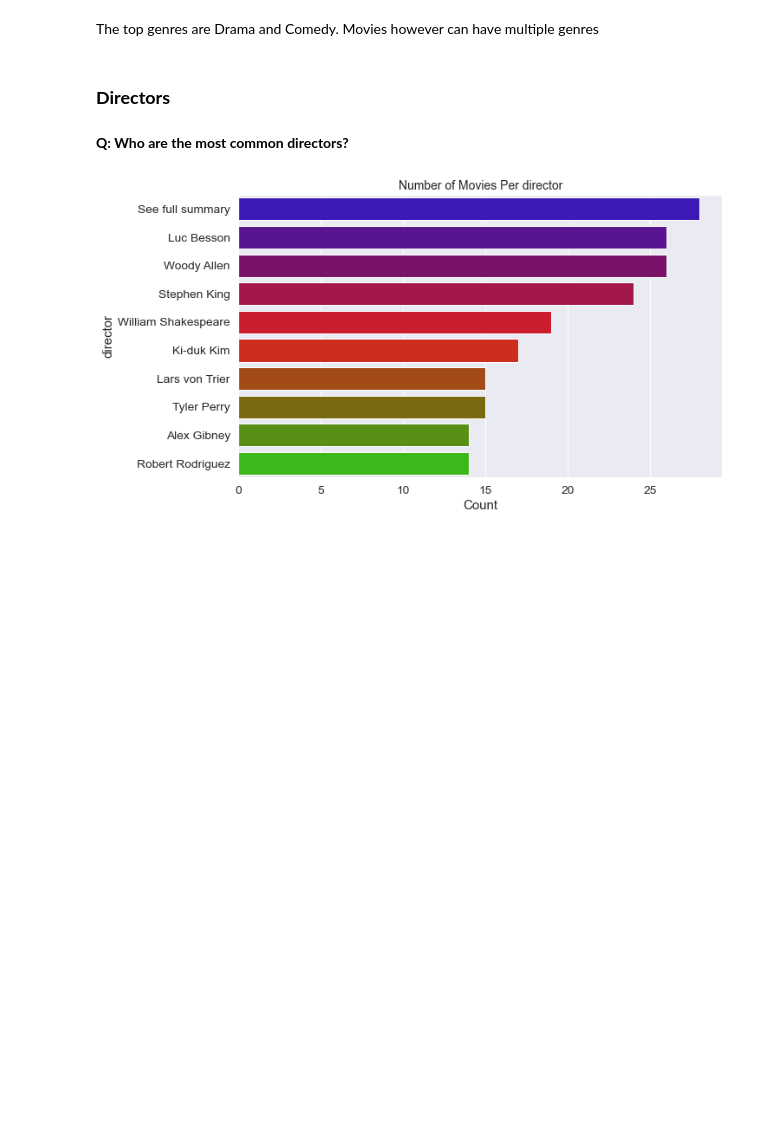
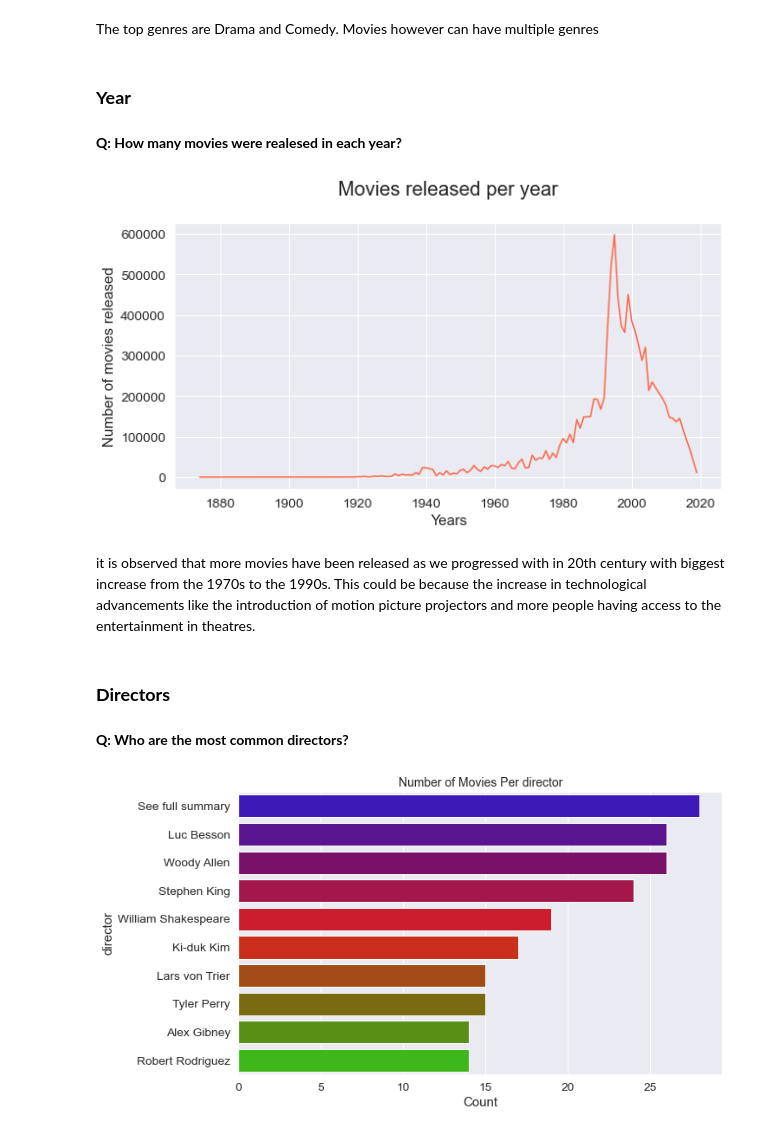
Before and after one commit to drikus-d/unsupervised-predict-streamlit-template, a Jupyter notebook: Unsupervised_Predict_Notebook_Team_5.ipynb, the cells around one changed output. Cells and saved outputs as stored; diff of their text form; code cells hidden in the pictures; blank space fills up the shorter version.

```diff
--- a/Unsupervised_Predict_Notebook_Team_5.ipynb
+++ b/Unsupervised_Predict_Notebook_Team_5.ipynb
@@ -926,5 +907,30 @@ most_watched(train_df)
 # %% [markdown]
 The top genres are Drama and Comedy. Movies however can have multiple genres
+# %% [markdown]
+### **Year**
+# %% [markdown]
+**Q: How many movies were realesed in each year?**
+# %%
+# Extract the release year fron the movie titles
+ratings['release_year'] = ratings.title.map(lambda x: re.findall('\d\d\d\d', x))
+ratings.release_year = ratings.release_year.apply(lambda x: np.nan if not x else int(x[-1]))
+years =  pd.DataFrame(ratings.groupby(['release_year'])['title'].count())
+years.rename(columns={'title':'movies released'}, inplace=True)
+
+# Plot the number of movies released per year
+plt.figure(figsize=(10,5))
+plot = sns.lineplot(data=years, dashes=False, legend=False, palette='Reds_r')
+
+# Add figure labels
+plt.xlabel('Years', fontsize=15)
+plt.ylabel('Number of movies released', fontsize=15)
+plt.title('Movies released per year\n', fontsize=20)
+
+plt.show()
+# %% [output]
+[figure, added]
+# %% [markdown]
+it is observed that more movies have been released as we progressed with in 20th century with biggest increase from the 1970s to the 1990s. This could be because the increase in technological advancements like the introduction of motion picture projectors and more people having access to the entertainment in theatres.
 # %% [markdown]
 ### **Directors**
 # %% [markdown]
```
Also changed, not shown: parts of 10 cells of this notebook.
